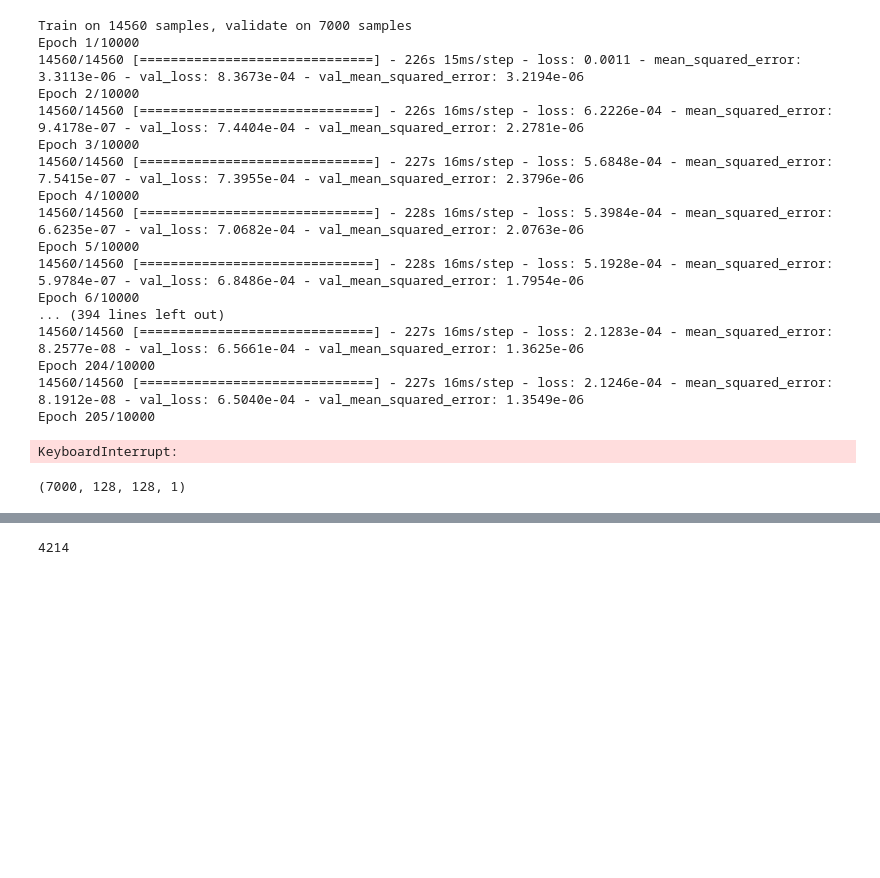
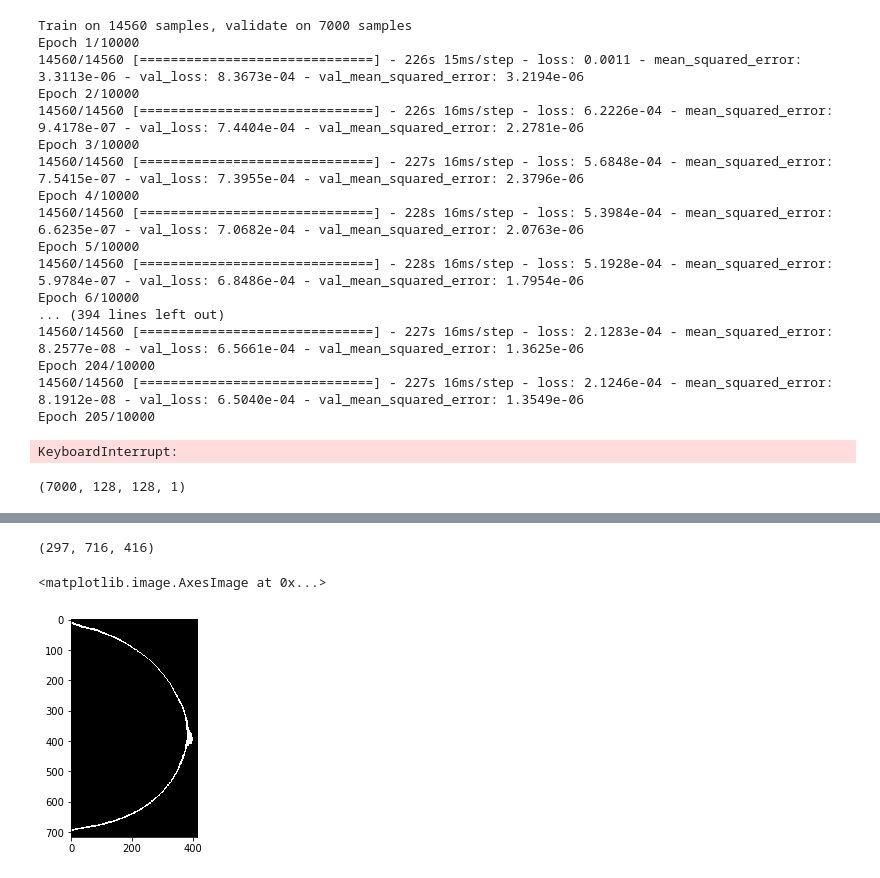
Before and after one commit to PranjalSahu/tf-adain, a Jupyter notebook: train.ipynb, the cells around one changed output, grey strips where cells are left out. Drawn from its saved outputs; the diff is of its cells as text; code cells hidden in the pictures; blank space fills up the shorter version.

```diff
--- a/train.ipynb
+++ b/train.ipynb
@@ -1619,4 +1594,17 @@ print(np.mean(np.abs(y_val_array[index-4, :, :, 0]-result[index-4, :, :, 0])))
-# %%
-print(index)
-# %% [output]
-4214
+# %%
+# Reading.
+fid   = open("/media/pranjal/de24af8d-2361-4ea2-a07a-1801b54488d9/duke_phantom/Cohort1/Cohort1.1_compressed/Cohort1.1_compressed/CTA0296_7cm_716_297_416.img", 'rb')
+data  = np.fromfile(fid, "uint8")
+image = data.reshape([416, 297, 716])
+image = np.moveaxis(image, 0, -1)
+
+image[image != 6] = 0
+
+print(image.shape)
+# %% [output]
+(297, 716, 416)
+# %%
+plt.imshow(image[100, :, :], cmap='gray')
+# %% [output]
+<matplotlib.image.AxesImage at 0x...>
+[figure, added]
```
Also changed, not shown: parts of 4 cells of this notebook.
